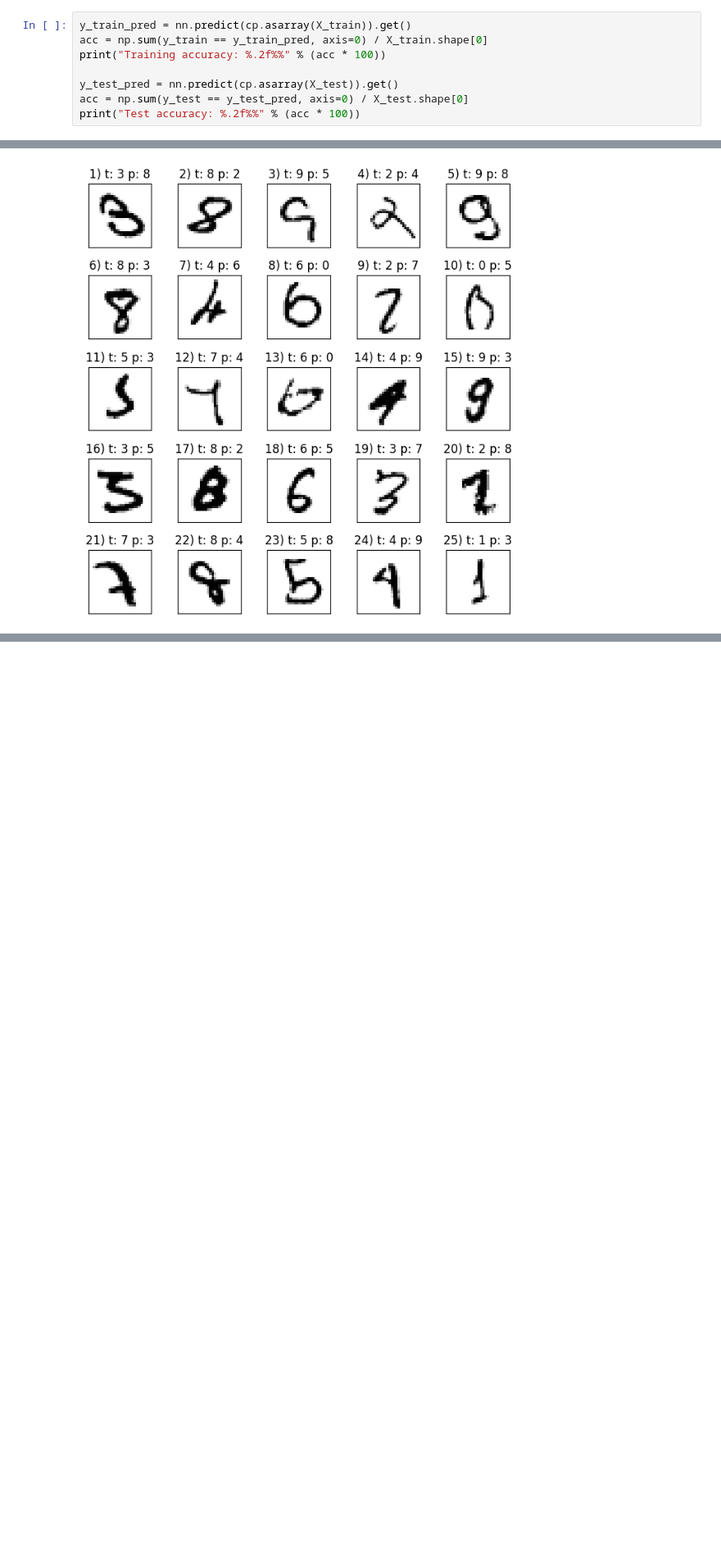
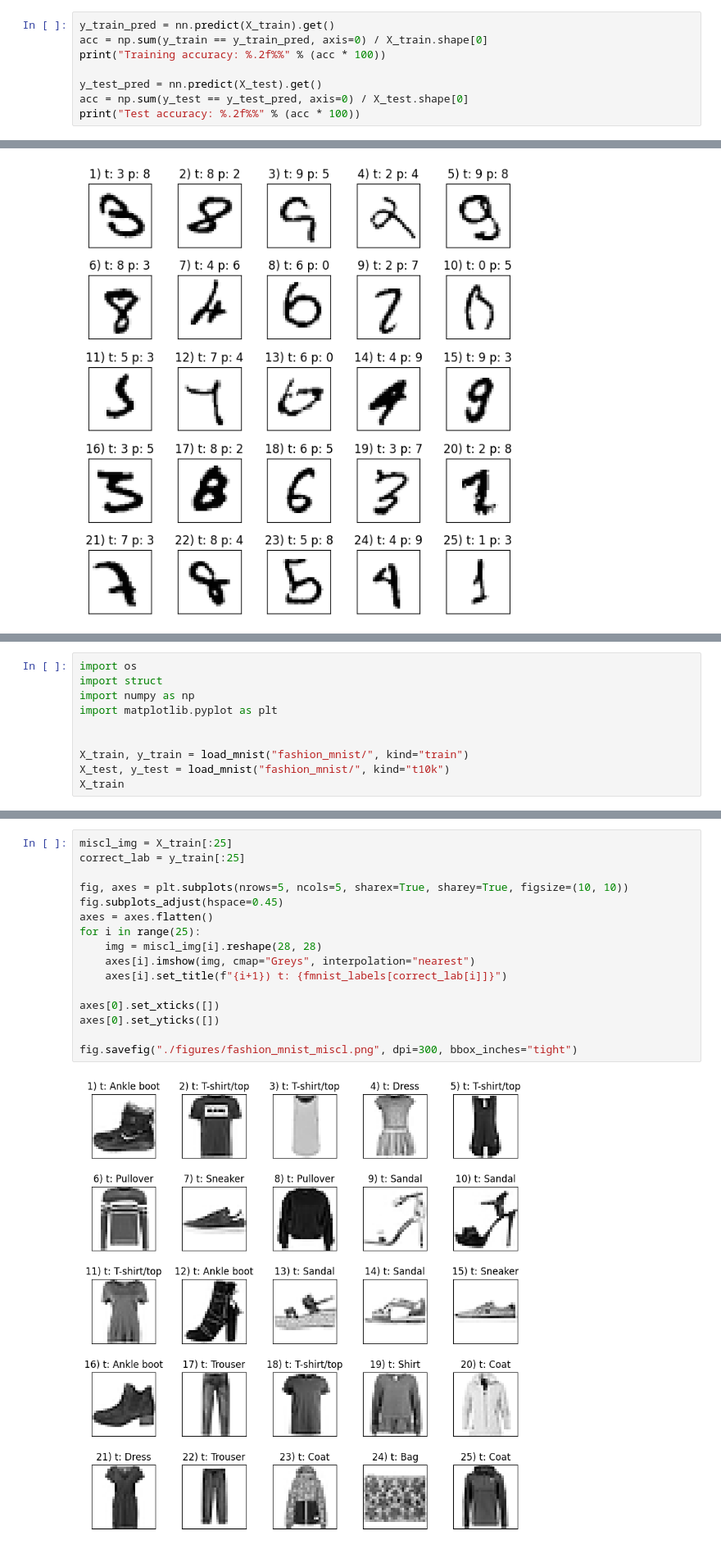
Before and after one commit to maxbhardy/8INF887, a Jupyter notebook: devoir2/devoir2.ipynb, the cells around one changed output, grey strips where cells are left out. Shown at 82% size. Cells and saved outputs as stored; diff of their text form; blank space fills up the shorter version.

Commit message:
Devoir 2 - Fashion mnist

```diff
--- a/devoir2/devoir2.ipynb
+++ b/devoir2/devoir2.ipynb
@@ -467,9 +467,9 @@ fig.savefig("./figures/cost2.png", dpi=300, bbox_inches="tight")
 # %%
-y_train_pred = nn.predict(cp.asarray(X_train)).get()
+y_train_pred = nn.predict(X_train).get()
 acc = np.sum(y_train == y_train_pred, axis=0) / X_train.shape[0]
 print("Training accuracy: %.2f%%" % (acc * 100))
 
-y_test_pred = nn.predict(cp.asarray(X_test)).get()
+y_test_pred = nn.predict(X_test).get()
 acc = np.sum(y_test == y_test_pred, axis=0) / X_test.shape[0]
 print("Test accuracy: %.2f%%" % (acc * 100))
 # %% [output]
@@ -496,0 +499,10 @@ fig.savefig("./figures/mnist_miscl.png", dpi=300, bbox_inches="tight")
+# %%
+import os
+import struct
+import numpy as np
+import matplotlib.pyplot as plt
+
+
+X_train, y_train = load_mnist("fashion_mnist/", kind="train")
+X_test, y_test = load_mnist("fashion_mnist/", kind="t10k")
+X_train
@@ -496,0 +530,18 @@ fig.savefig("./figures/mnist_miscl.png", dpi=300, bbox_inches="tight")
+# %%
+miscl_img = X_train[:25]
+correct_lab = y_train[:25]
+
+fig, axes = plt.subplots(nrows=5, ncols=5, sharex=True, sharey=True, figsize=(10, 10))
+fig.subplots_adjust(hspace=0.45)
+axes = axes.flatten()
+for i in range(25):
+    img = miscl_img[i].reshape(28, 28)
+    axes[i].imshow(img, cmap="Greys", interpolation="nearest")
+    axes[i].set_title(f"{i+1}) t: {fmnist_labels[correct_lab[i]]}")
+
+axes[0].set_xticks([])
+axes[0].set_yticks([])
+
+fig.savefig("./figures/fashion_mnist_miscl.png", dpi=300, bbox_inches="tight")
+# %% [output]
+[figure, added]
```
Also changed, not shown: parts of 13 cells of this notebook.
